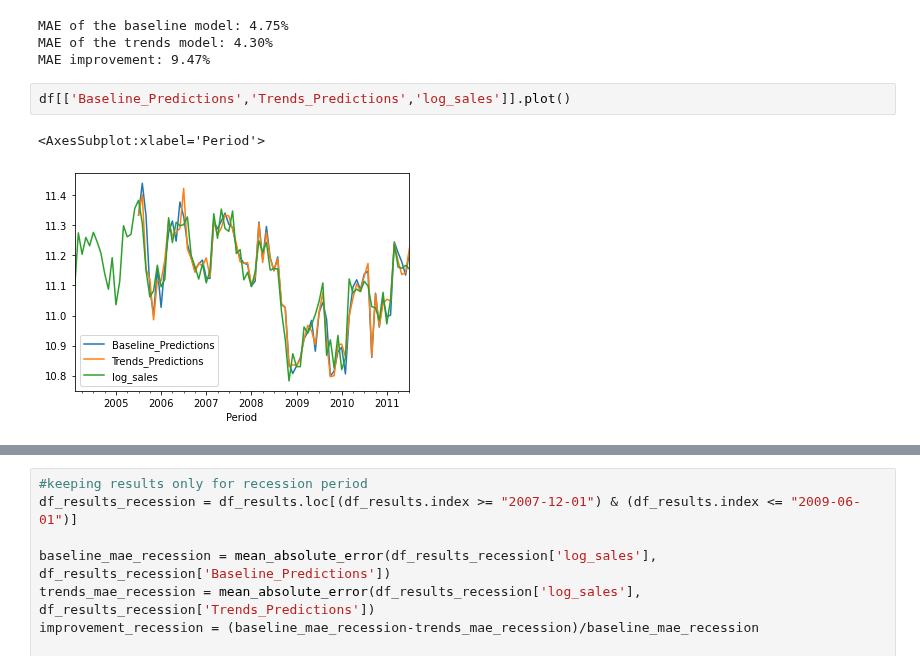
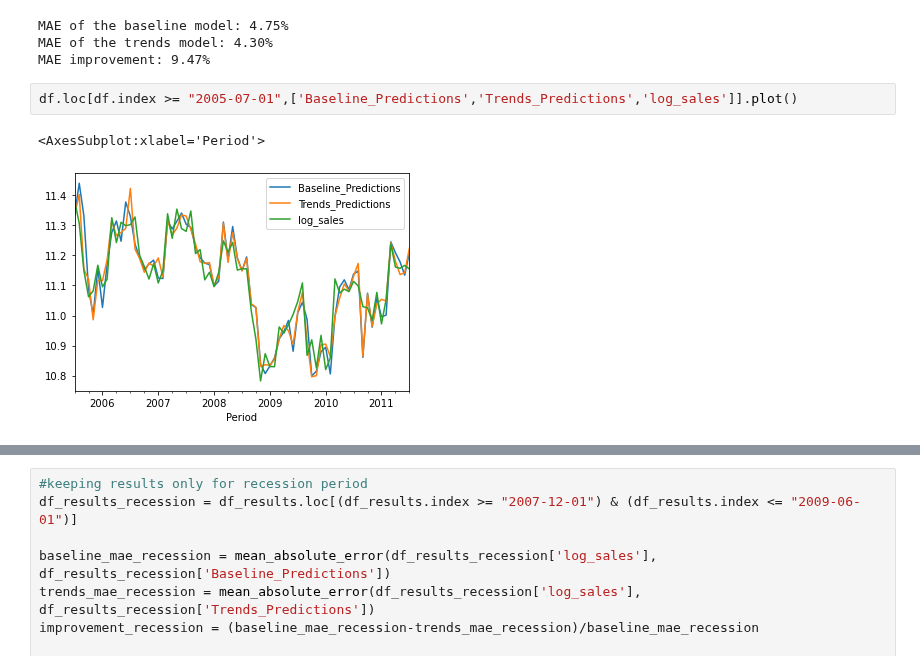
Before and after one commit to epfl-ada/ada-2020-project-milestone-p3-p3_tak, a Jupyter notebook: google_trends_check.ipynb, the cells around one changed output, grey strips where cells are left out. Cells and saved outputs as stored; diff of their text form.

```diff
--- a/google_trends_check.ipynb
+++ b/google_trends_check.ipynb
@@ -258,7 +264,7 @@ MAE of the baseline model: 4.75%
 MAE of the trends model: 4.30%
 MAE improvement: 9.47%
 # %%
-df[['Baseline_Predictions','Trends_Predictions','log_sales']].plot()
+df.loc[df.index >= "2005-07-01",['Baseline_Predictions','Trends_Predictions','log_sales']].plot()
 # %% [output]
 <AxesSubplot:xlabel='Period'>
-[figure, old version]
+[figure, new version]
```
Also changed, not shown: parts of 17 cells of this notebook.
